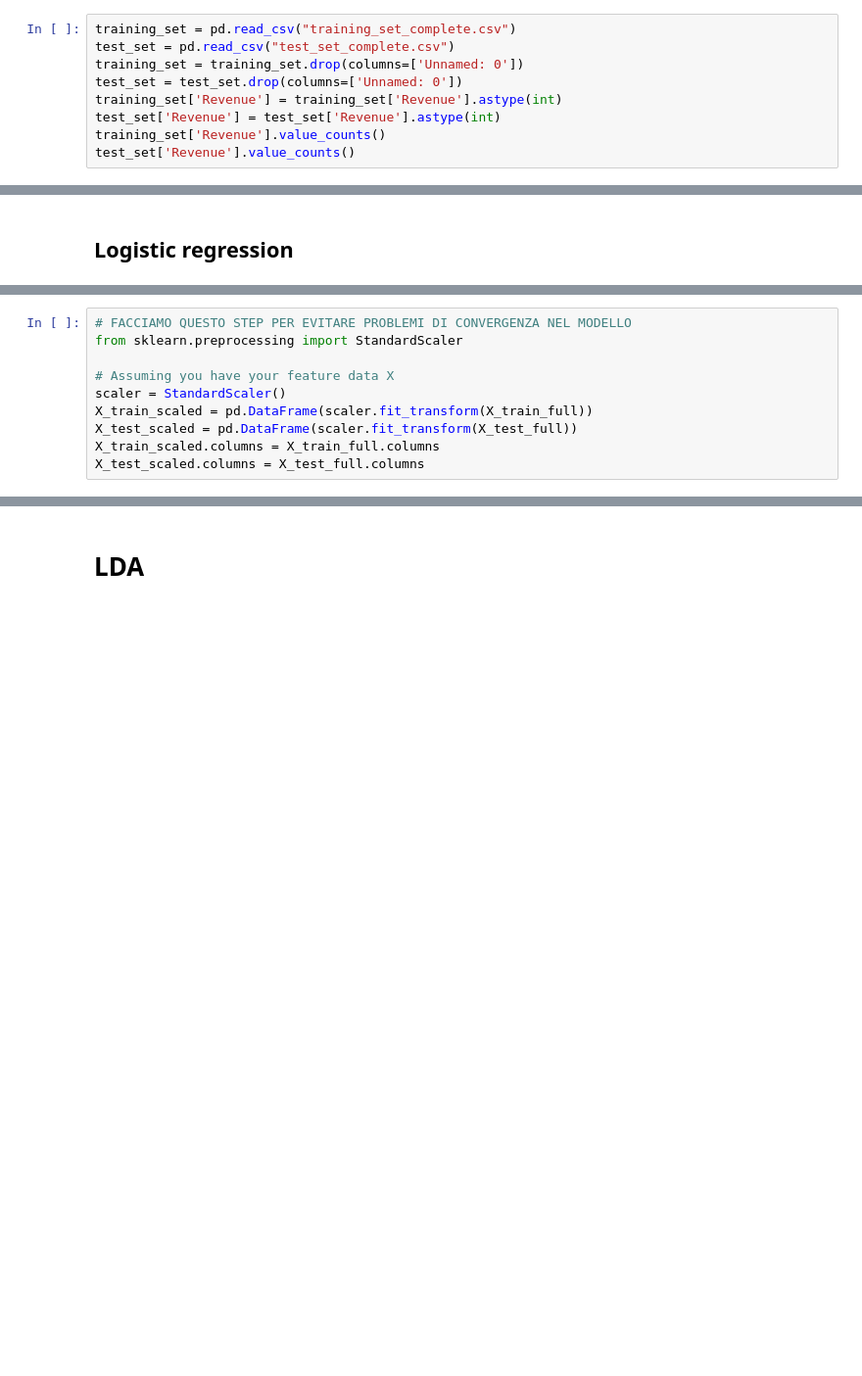
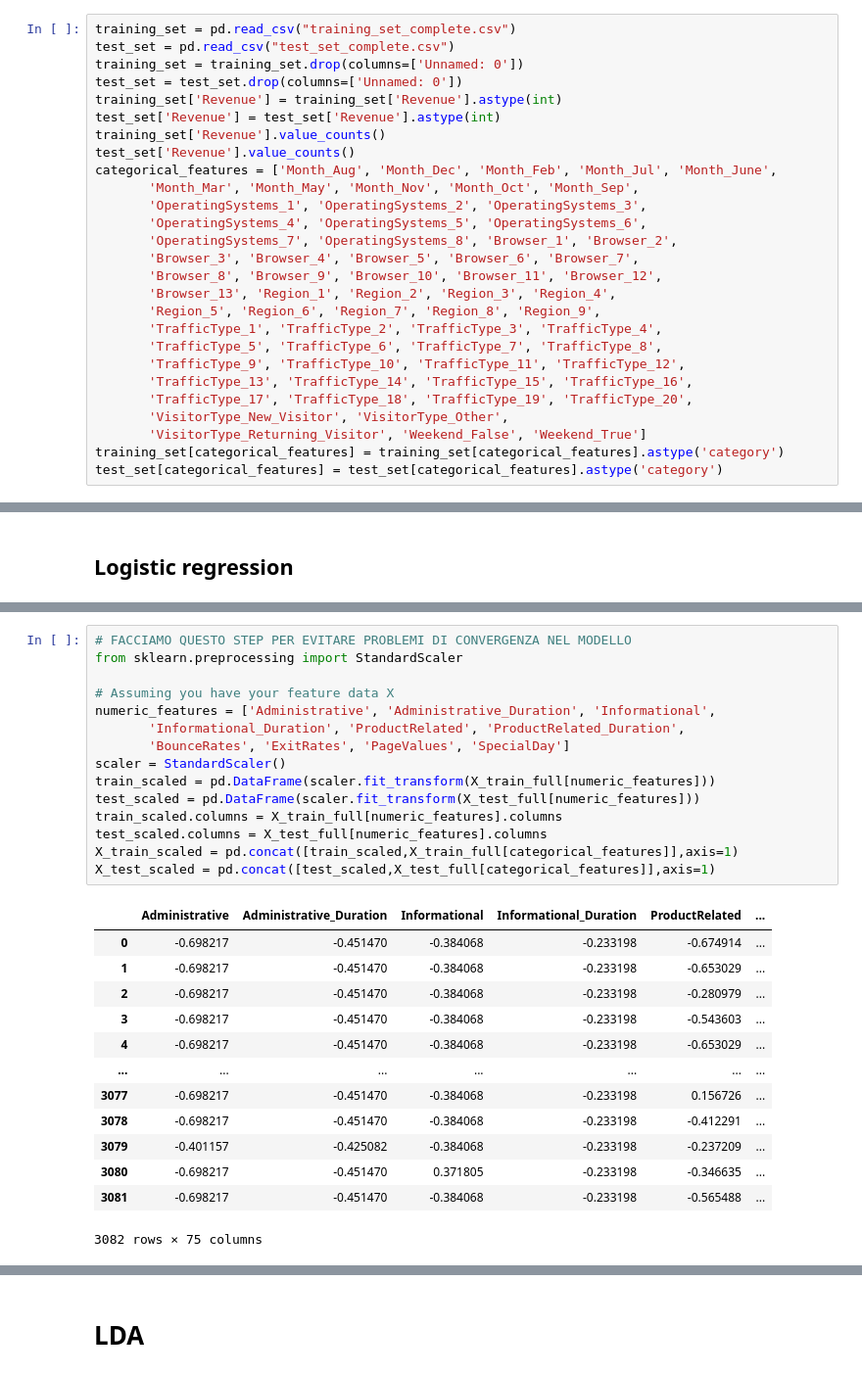
Before and after one commit to sararesta/ML-Homework, a Jupyter notebook: Classification.ipynb, the cells around one changed output, grey strips where cells are left out. Shown at 98% size. Cells and saved outputs as stored; diff of their text form; blank space fills up the shorter version.

```diff
--- a/Classification.ipynb
+++ b/Classification.ipynb
@@ -37,6 +43,24 @@ training_set['Revenue'] = training_set['Revenue'].astype(int)
 test_set['Revenue'] = test_set['Revenue'].astype(int)
 training_set['Revenue'].value_counts()
 test_set['Revenue'].value_counts()
+categorical_features = ['Month_Aug', 'Month_Dec', 'Month_Feb', 'Month_Jul', 'Month_June',
+       'Month_Mar', 'Month_May', 'Month_Nov', 'Month_Oct', 'Month_Sep',
+       'OperatingSystems_1', 'OperatingSystems_2', 'OperatingSystems_3',
+       'OperatingSystems_4', 'OperatingSystems_5', 'OperatingSystems_6',
+       'OperatingSystems_7', 'OperatingSystems_8', 'Browser_1', 'Browser_2',
+       'Browser_3', 'Browser_4', 'Browser_5', 'Browser_6', 'Browser_7',
+       'Browser_8', 'Browser_9', 'Browser_10', 'Browser_11', 'Browser_12',
+       'Browser_13', 'Region_1', 'Region_2', 'Region_3', 'Region_4',
+       'Region_5', 'Region_6', 'Region_7', 'Region_8', 'Region_9',
+       'TrafficType_1', 'TrafficType_2', 'TrafficType_3', 'TrafficType_4',
+       'TrafficType_5', 'TrafficType_6', 'TrafficType_7', 'TrafficType_8',
+       'TrafficType_9', 'TrafficType_10', 'TrafficType_11', 'TrafficType_12',
+       'TrafficType_13', 'TrafficType_14', 'TrafficType_15', 'TrafficType_16',
+       'TrafficType_17', 'TrafficType_18', 'TrafficType_19', 'TrafficType_20',
+       'VisitorType_New_Visitor', 'VisitorType_Other',
+       'VisitorType_Returning_Visitor', 'Weekend_False', 'Weekend_True']
+training_set[categorical_features] = training_set[categorical_features].astype('category')
+test_set[categorical_features] = test_set[categorical_features].astype('category')
 # %% [output]
 0    7807
 1    1441
@@ -54,10 +96,29 @@ y_test = test_set['Revenue']
 # %%
 # FACCIAMO QUESTO STEP PER EVITARE PROBLEMI DI CONVERGENZA NEL MODELLO
 from sklearn.preprocessing import StandardScaler
 
 # Assuming you have your feature data X
+numeric_features = ['Administrative', 'Administrative_Duration', 'Informational',
+       'Informational_Duration', 'ProductRelated', 'ProductRelated_Duration',
+       'BounceRates', 'ExitRates', 'PageValues', 'SpecialDay']
 scaler = StandardScaler()
-X_train_scaled = pd.DataFrame(scaler.fit_transform(X_train_full))
-X_test_scaled = pd.DataFrame(scaler.fit_transform(X_test_full))
-X_train_scaled.columns = X_train_full.columns
-X_test_scaled.columns = X_test_full.columns
+train_scaled = pd.DataFrame(scaler.fit_transform(X_train_full[numeric_features]))
+test_scaled = pd.DataFrame(scaler.fit_transform(X_test_full[numeric_features]))
+train_scaled.columns = X_train_full[numeric_features].columns
+test_scaled.columns = X_test_full[numeric_features].columns
+X_train_scaled = pd.concat([train_scaled,X_train_full[categorical_features]],axis=1)
+X_test_scaled = pd.concat([test_scaled,X_test_full[categorical_features]],axis=1)
+# %% [output]
+|  | Administrative | Administrative_Duration | Informational | Informational_Duration | ProductRelated | ... |
+| 0 | -0.698217 | -0.451470 | -0.384068 | -0.233198 | -0.674914 | ... |
+| 1 | -0.698217 | -0.451470 | -0.384068 | -0.233198 | -0.653029 | ... |
+| 2 | -0.698217 | -0.451470 | -0.384068 | -0.233198 | -0.280979 | ... |
+| 3 | -0.698217 | -0.451470 | -0.384068 | -0.233198 | -0.543603 | ... |
+| 4 | -0.698217 | -0.451470 | -0.384068 | -0.233198 | -0.653029 | ... |
+| ... | ... | ... | ... | ... | ... | ... |
+| 3077 | -0.698217 | -0.451470 | -0.384068 | -0.233198 | 0.156726 | ... |
+| 3078 | -0.698217 | -0.451470 | -0.384068 | -0.233198 | -0.412291 | ... |
+| 3079 | -0.401157 | -0.425082 | -0.384068 | -0.233198 | -0.237209 | ... |
+| 3080 | -0.698217 | -0.451470 | 0.371805 | -0.233198 | -0.346635 | ... |
+| 3081 | -0.698217 | -0.451470 | -0.384068 | -0.233198 | -0.565488 | ... |
+3082 rows × 75 columns
```
Also changed, not shown: parts of 17 cells of this notebook.
